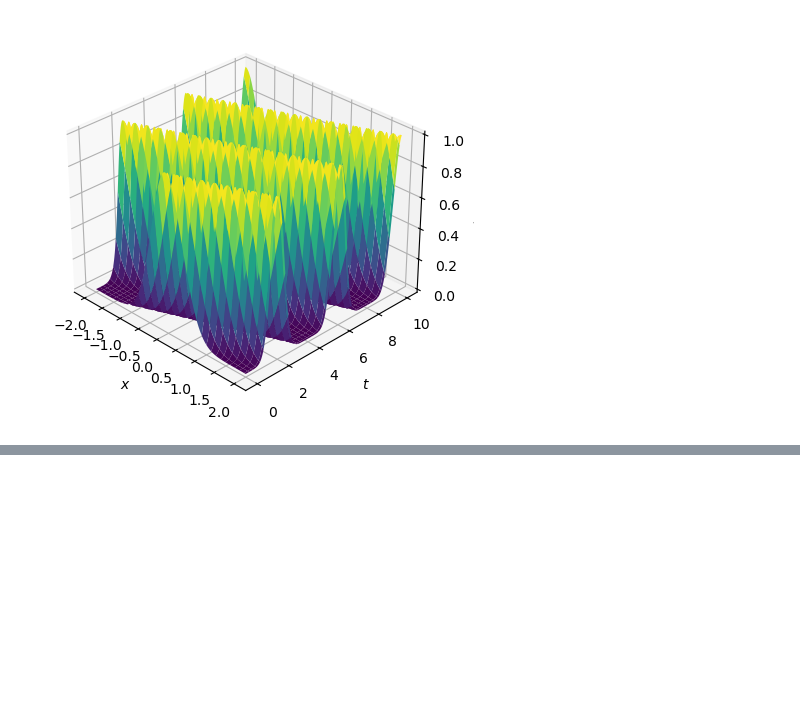
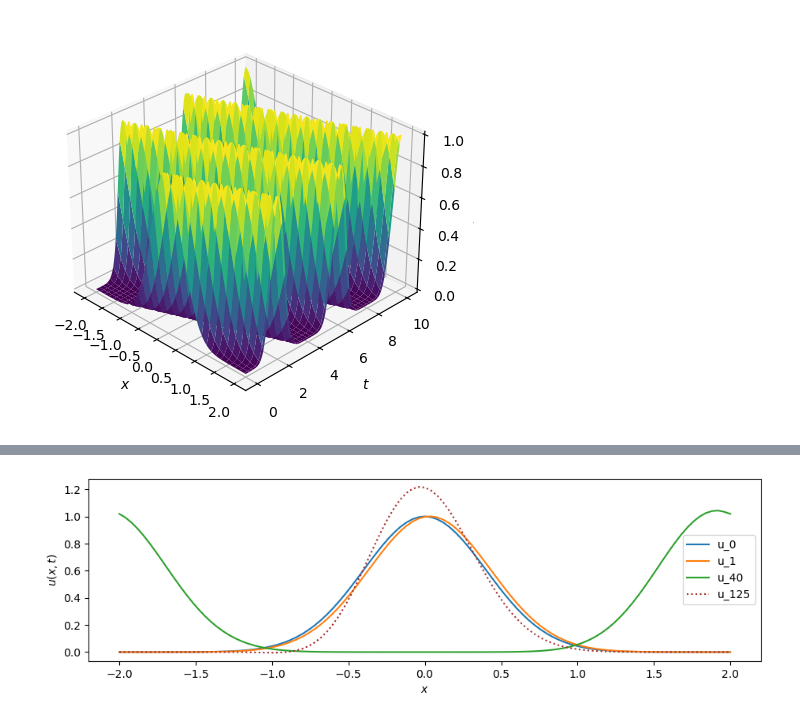
Before and after one commit to wbandabarragan/computational-physics-2, a Jupyter notebook: unit-5/507-wave-equation-Lax-Wendroff-scheme.ipynb, the cells around one changed output, grey strips where cells are left out. Cells and saved outputs as stored; diff of their text form; code cells hidden in the pictures; blank space fills up the shorter version.

```diff
--- a/unit-5/507-wave-equation-Lax-Wendroff-scheme.ipynb
+++ b/unit-5/507-wave-equation-Lax-Wendroff-scheme.ipynb
@@ -340,0 +447,23 @@ $$|C| = \left| \frac{c\Delta t}{\Delta x} \right| \le 1$$
+# %%
+# Plotting
+
+plt.figure(figsize=(11,3))
+
+# Plot the IC -> Gaussian
+plt.plot(x, u_final[0, :], label = "u_0")
+
+# The first time
+plt.plot(x, u_final[1, :], label = "u_1")
+
+#plt.plot(x, u_final[4, :], label = "u_4")
+plt.plot(x, u_final[60, :], label = "u_40")
+plt.plot(x, u_final[250, :], label = "u_125", linestyle=":", color = "brown")
+
+plt.xlabel(r"$x$")
+plt.ylabel(r"$u(x,t)$")
+
+plt.legend()
+
+plt.show()
+# %% [output]
+[figure, added]
```
Also changed, not shown: parts of 14 cells of this notebook, 2 other files.
